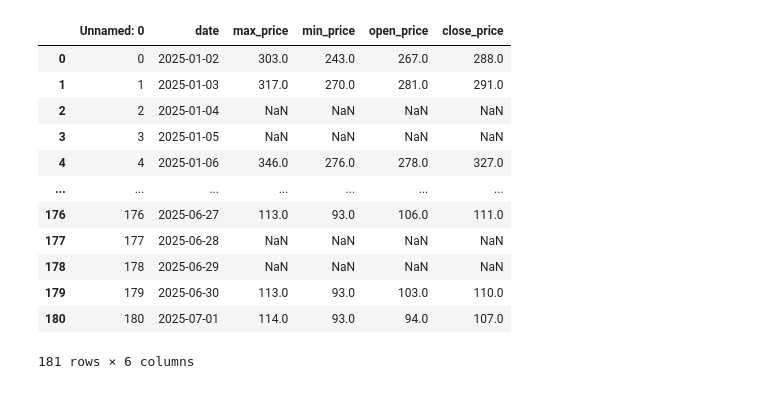
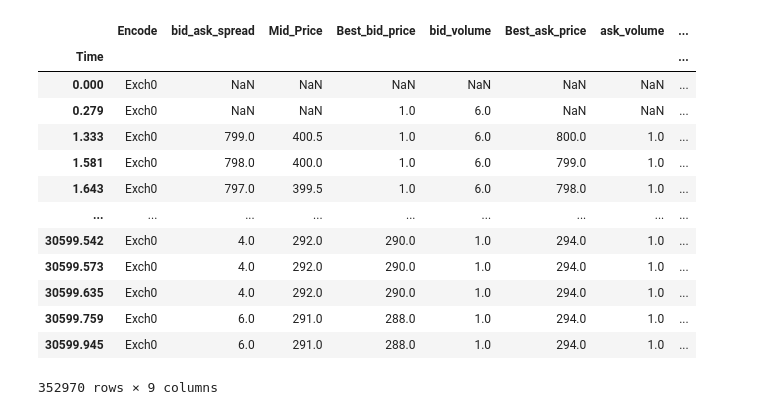
Before and after one commit to UoB-DSMP-2023-24/dsmp-2024-group22, a Jupyter notebook: data_preprocess/ARIMA test1 by Zheyuan.ipynb, the cells around one changed output. Saved outputs shown, nothing was run; the diff lists cells and outputs as text; code cells hidden in the pictures.

Commit message:
simple test: ARIMA test
start ARIMA test of one day using original data

```diff
--- a/data_preprocess/ARIMA test1 by Zheyuan.ipynb
+++ b/data_preprocess/ARIMA test1 by Zheyuan.ipynb
@@ -3,18 +9,19 @@ import pandas as pd
 # %%
 #first,we try to prepare the data of ARIMA.
-adata=pd.read_csv("E:/mini project bristol/processed data(LOBS,tapes)/processed_tapes.csv")
+adata=pd.read_csv("E:/mini project bristol/processed data(LOBS,tapes)/processed_LOBs.csv",index_col="Time")
 adata
 # %% [output]
-|  | Unnamed: 0 | date | max_price | min_price | open_price | close_price |
-| 0 | 0 | 2025-01-02 | 303.0 | 243.0 | 267.0 | 288.0 |
-| 1 | 1 | 2025-01-03 | 317.0 | 270.0 | 281.0 | 291.0 |
-| 2 | 2 | 2025-01-04 | NaN | NaN | NaN | NaN |
-| 3 | 3 | 2025-01-05 | NaN | NaN | NaN | NaN |
-| 4 | 4 | 2025-01-06 | 346.0 | 276.0 | 278.0 | 327.0 |
-| ... | ... | ... | ... | ... | ... | ... |
-| 176 | 176 | 2025-06-27 | 113.0 | 93.0 | 106.0 | 111.0 |
-| 177 | 177 | 2025-06-28 | NaN | NaN | NaN | NaN |
-| 178 | 178 | 2025-06-29 | NaN | NaN | NaN | NaN |
-| 179 | 179 | 2025-06-30 | 113.0 | 93.0 | 103.0 | 110.0 |
-| 180 | 180 | 2025-07-01 | 114.0 | 93.0 | 94.0 | 107.0 |
+|  | Encode | bid_ask_spread | Mid_Price | Best_bid_price | bid_volume | Best_ask_price | ask_volume | ... |
+| Time |  |  |  |  |  |  |  | ... |
+| 0.000 | Exch0 | NaN | NaN | NaN | NaN | NaN | NaN | ... |
+| 0.279 | Exch0 | NaN | NaN | 1.0 | 6.0 | NaN | NaN | ... |
+| 1.333 | Exch0 | 799.0 | 400.5 | 1.0 | 6.0 | 800.0 | 1.0 | ... |
+| 1.581 | Exch0 | 798.0 | 400.0 | 1.0 | 6.0 | 799.0 | 1.0 | ... |
+| 1.643 | Exch0 | 797.0 | 399.5 | 1.0 | 6.0 | 798.0 | 1.0 | ... |
+| ... | ... | ... | ... | ... | ... | ... | ... | ... |
+| 30599.542 | Exch0 | 4.0 | 292.0 | 290.0 | 1.0 | 294.0 | 1.0 | ... |
+| 30599.573 | Exch0 | 4.0 | 292.0 | 290.0 | 1.0 | 294.0 | 1.0 | ... |
+| 30599.635 | Exch0 | 4.0 | 292.0 | 290.0 | 1.0 | 294.0 | 1.0 | ... |
+| 30599.759 | Exch0 | 6.0 | 291.0 | 288.0 | 1.0 | 294.0 | 1.0 | ... |
+| 30599.945 | Exch0 | 6.0 | 291.0 | 288.0 | 1.0 | 294.0 | 1.0 | ... |
-181 rows × 6 columns
+352970 rows × 9 columns
```
Also changed, not shown: parts of 8 cells of this notebook.
